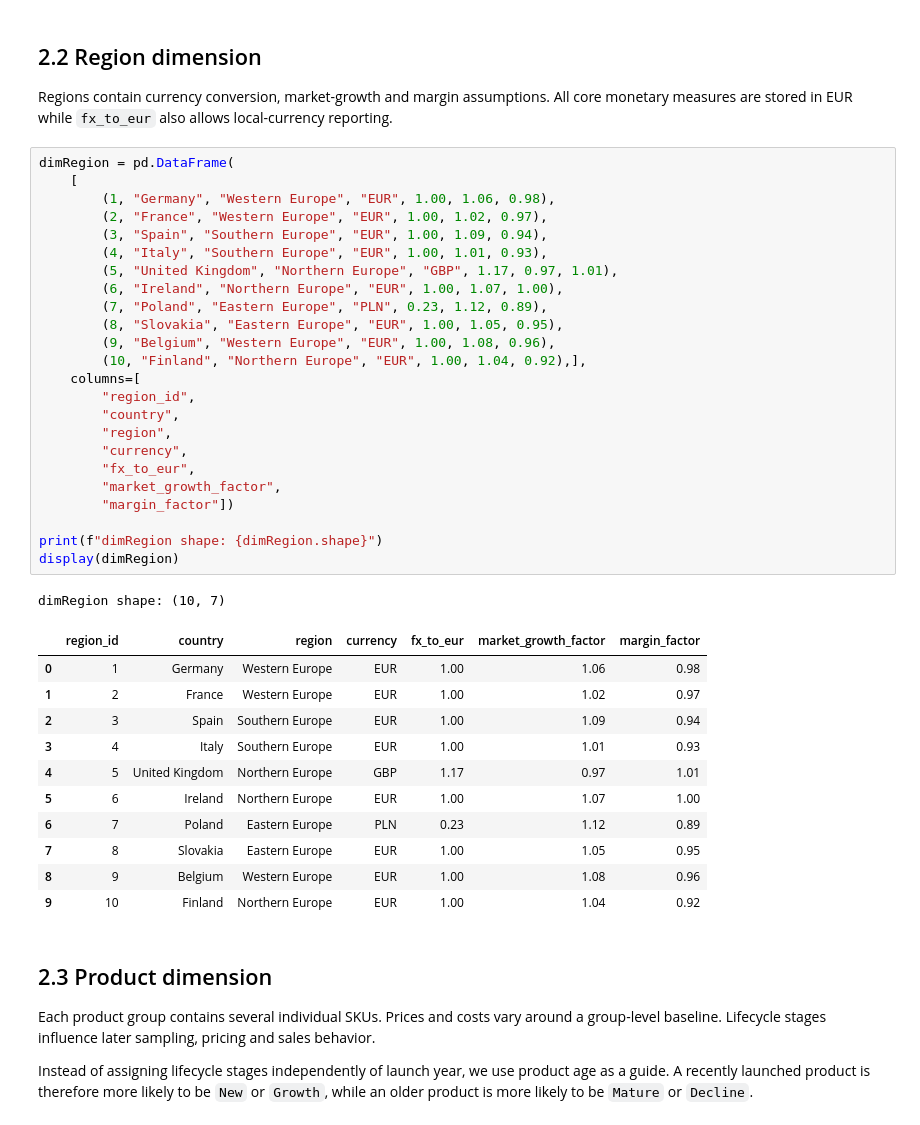
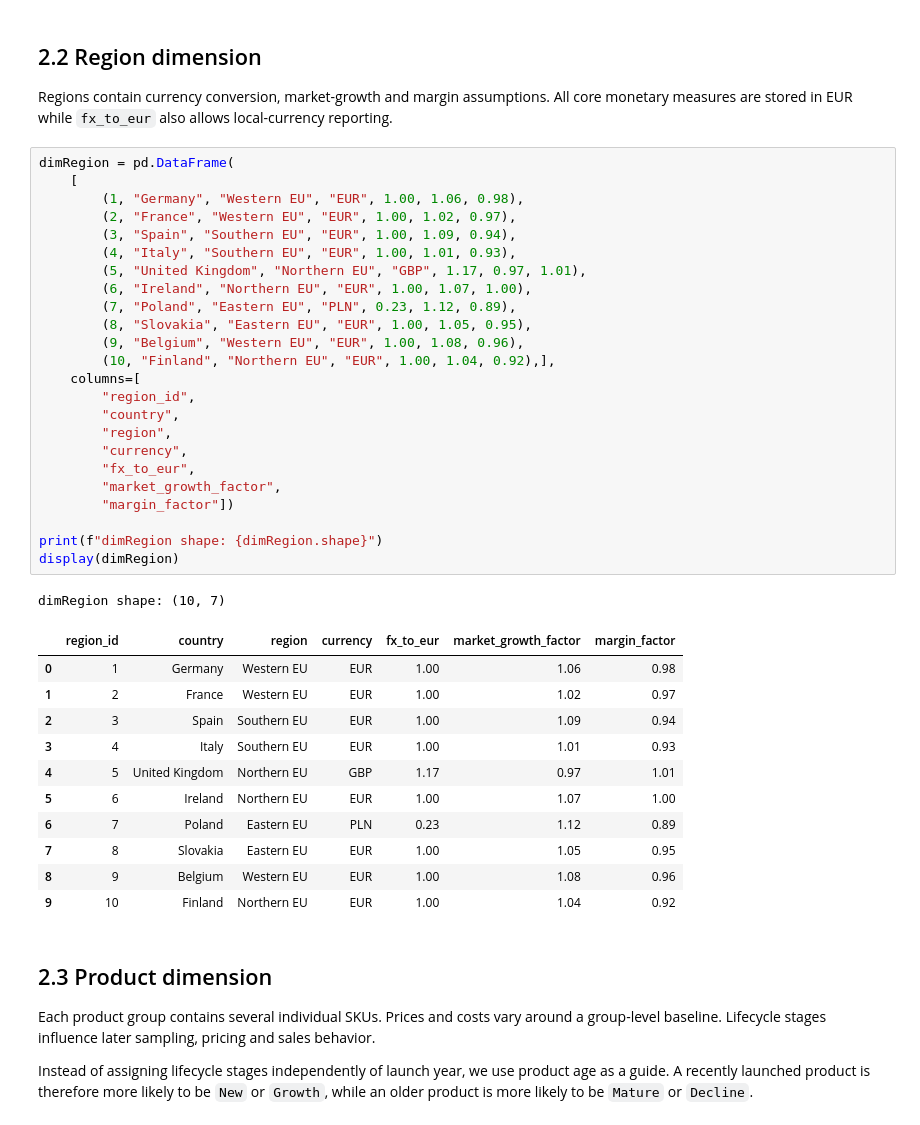
Before and after one commit to AnastasiaSamoylova92/early-warning, a Jupyter notebook: notebooks/00_generating_basis_data.ipynb, the cells around one changed output. Drawn from its saved outputs; the diff is of its cells as text.

```diff
--- a/notebooks/00_generating_basis_data.ipynb
+++ b/notebooks/00_generating_basis_data.ipynb
@@ -114,40 +114,40 @@ Regions contain currency conversion, market-growth and margin assumptions. All c
 # %%
 dimRegion = pd.DataFrame(
     [
-        (1, "Germany", "Western Europe", "EUR", 1.00, 1.06, 0.98),
-        (2, "France", "Western Europe", "EUR", 1.00, 1.02, 0.97),
-        (3, "Spain", "Southern Europe", "EUR", 1.00, 1.09, 0.94),
-        (4, "Italy", "Southern Europe", "EUR", 1.00, 1.01, 0.93),
-        (5, "United Kingdom", "Northern Europe", "GBP", 1.17, 0.97, 1.01),
-        (6, "Ireland", "Northern Europe", "EUR", 1.00, 1.07, 1.00),
-        (7, "Poland", "Eastern Europe", "PLN", 0.23, 1.12, 0.89),
-        (8, "Slovakia", "Eastern Europe", "EUR", 1.00, 1.05, 0.95),
-        (9, "Belgium", "Western Europe", "EUR", 1.00, 1.08, 0.96),
-        (10, "Finland", "Northern Europe", "EUR", 1.00, 1.04, 0.92),],
+        (1, "Germany", "Western EU", "EUR", 1.00, 1.06, 0.98),
+        (2, "France", "Western EU", "EUR", 1.00, 1.02, 0.97),
+        (3, "Spain", "Southern EU", "EUR", 1.00, 1.09, 0.94),
+        (4, "Italy", "Southern EU", "EUR", 1.00, 1.01, 0.93),
+        (5, "United Kingdom", "Northern EU", "GBP", 1.17, 0.97, 1.01),
+        (6, "Ireland", "Northern EU", "EUR", 1.00, 1.07, 1.00),
+        (7, "Poland", "Eastern EU", "PLN", 0.23, 1.12, 0.89),
+        (8, "Slovakia", "Eastern EU", "EUR", 1.00, 1.05, 0.95),
+        (9, "Belgium", "Western EU", "EUR", 1.00, 1.08, 0.96),
+        (10, "Finland", "Northern EU", "EUR", 1.00, 1.04, 0.92),],
     columns=[
         "region_id",
         "country",
         "region",
         "currency",
         "fx_to_eur",
         "market_growth_factor",
         "margin_factor"])
 
 print(f"dimRegion shape: {dimRegion.shape}")
 display(dimRegion)
 # %% [output]
 dimRegion shape: (10, 7)
 |  | region_id | country | region | currency | fx_to_eur | market_growth_factor | margin_factor |
-| 0 | 1 | Germany | Western Europe | EUR | 1.00 | 1.06 | 0.98 |
-| 1 | 2 | France | Western Europe | EUR | 1.00 | 1.02 | 0.97 |
-| 2 | 3 | Spain | Southern Europe | EUR | 1.00 | 1.09 | 0.94 |
-| 3 | 4 | Italy | Southern Europe | EUR | 1.00 | 1.01 | 0.93 |
-| 4 | 5 | United Kingdom | Northern Europe | GBP | 1.17 | 0.97 | 1.01 |
-| 5 | 6 | Ireland | Northern Europe | EUR | 1.00 | 1.07 | 1.00 |
-| 6 | 7 | Poland | Eastern Europe | PLN | 0.23 | 1.12 | 0.89 |
-| 7 | 8 | Slovakia | Eastern Europe | EUR | 1.00 | 1.05 | 0.95 |
-| 8 | 9 | Belgium | Western Europe | EUR | 1.00 | 1.08 | 0.96 |
-| 9 | 10 | Finland | Northern Europe | EUR | 1.00 | 1.04 | 0.92 |
+| 0 | 1 | Germany | Western EU | EUR | 1.00 | 1.06 | 0.98 |
+| 1 | 2 | France | Western EU | EUR | 1.00 | 1.02 | 0.97 |
+| 2 | 3 | Spain | Southern EU | EUR | 1.00 | 1.09 | 0.94 |
+| 3 | 4 | Italy | Southern EU | EUR | 1.00 | 1.01 | 0.93 |
+| 4 | 5 | United Kingdom | Northern EU | GBP | 1.17 | 0.97 | 1.01 |
+| 5 | 6 | Ireland | Northern EU | EUR | 1.00 | 1.07 | 1.00 |
+| 6 | 7 | Poland | Eastern EU | PLN | 0.23 | 1.12 | 0.89 |
+| 7 | 8 | Slovakia | Eastern EU | EUR | 1.00 | 1.05 | 0.95 |
+| 8 | 9 | Belgium | Western EU | EUR | 1.00 | 1.08 | 0.96 |
+| 9 | 10 | Finland | Northern EU | EUR | 1.00 | 1.04 | 0.92 |
 # %% [markdown]
 ## 2.3 Product dimension
 
```
Also changed, not shown: parts of 1 cell of this notebook.
